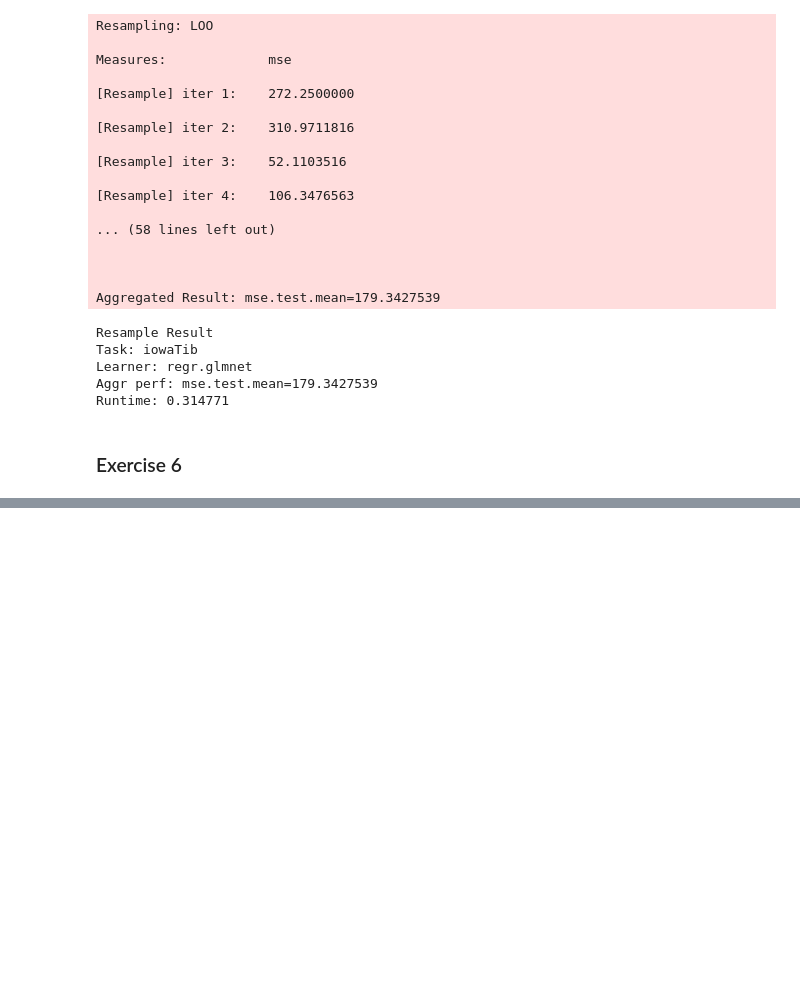
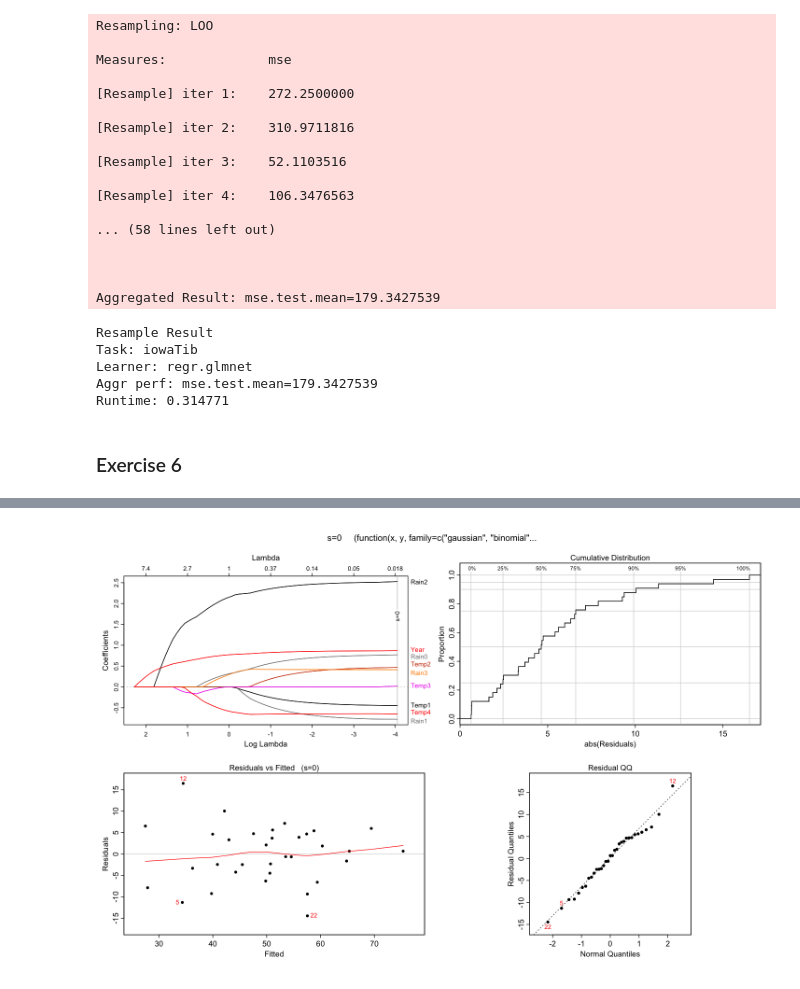
Before and after one commit to brainvat/Hefin-I-Rhys-Machine-Learning-with-R-the-tidyverse-and-mlr, a Jupyter notebook: chapter_11/Chapter 11 - Preventing overfitting with ridge regression LASSO and elastic net.ipynb, the cells around one changed output, grey strips where cells are left out. Saved outputs shown, nothing was run; the diff lists cells and outputs as text; code cells hidden in the pictures; blank space fills up the shorter version.

```diff
--- a/chapter_11/Chapter 11 - Preventing overfitting with ridge regression LASSO and elastic net.ipynb
+++ b/chapter_11/Chapter 11 - Preventing overfitting with ridge regression LASSO and elastic net.ipynb
@@ -619,0 +624,4 @@ Runtime: 0.314771
+# %%
+plotres(lassoModelData)
+# %% [output]
+[figure, added]
```
Also changed, not shown: parts of 2 cells of this notebook.
